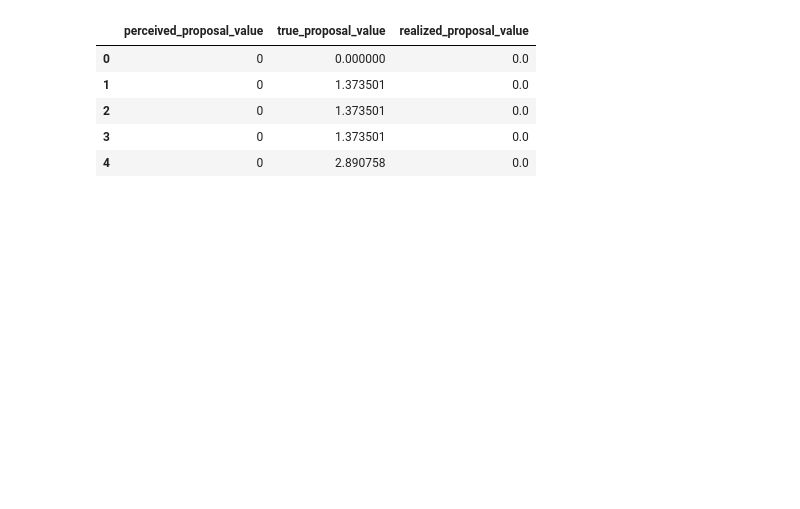
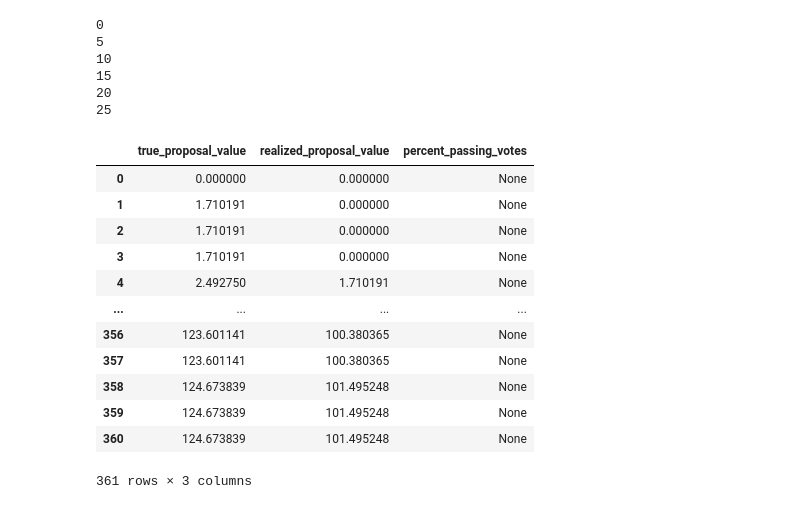
Before and after one commit to clemp/abm-moloch-dao, a Jupyter notebook: Moloch DAO Agent-Based Model.ipynb, the cells around one changed output. Saved outputs shown, nothing was run; the diff lists cells and outputs as text; code cells hidden in the pictures; blank space fills up the shorter version.

```diff
--- a/Moloch DAO Agent-Based Model.ipynb
+++ b/Moloch DAO Agent-Based Model.ipynb
@@ -37,9 +29,22 @@ results = batch_run(
 # %%
-model = MolochDAO()
+df_list = []
 
-for i in range(15):
-    model.run()
-    model_df = model.datacollector.get_model_vars_dataframe()
-    # model_df.head()
-    model_df.head()
-    model_df.plot()
+for n in range(5, 50, 5):
+    row_list = []
+    params = {
+        "num_nodes": n, # number of DAO members
+        "avg_node_degree": 3, # how many other DAO members is each connected to?
+        "proposal_dimension": 2, # number of categories considered in evaluating the value of the proposal
+        "evaluation_period": 3, # num. time steps for agents to evaluate the proposal
+        "num_proposals": 10
+    }
+    model = MolochDAO(**params)
+
+    for i in range(50):
+        model.run()
+        # print(model.votes)
+        percent_passed = sum(model.votes) / len(model.votes)
+#         print(n, i, sum(model.votes) / len(model.votes)) # count how many proposals passed in this simulation run
+        row_list = [n, i, percent_passed]
+        df_list.append(row_list)
+        model.votes = [] # reset and get ready for the next run
@@ -60,9 +76,26 @@ for i in range(15):
+# %%
+for n in range(0, 30, 5):
+    print(n)
+# %% [output]
+0
+5
+10
+15
+20
+25
 # %%
-model_df.head()
+model_df
 # %% [output]
-|  | perceived_proposal_value | true_proposal_value | realized_proposal_value |
-| 0 | 0 | 0.000000 | 0.0 |
-| 1 | 0 | 1.373501 | 0.0 |
-| 2 | 0 | 1.373501 | 0.0 |
-| 3 | 0 | 1.373501 | 0.0 |
-| 4 | 0 | 2.890758 | 0.0 |
+|  | true_proposal_value | realized_proposal_value | percent_passing_votes |
+| 0 | 0.000000 | 0.000000 | None |
+| 1 | 1.710191 | 0.000000 | None |
+| 2 | 1.710191 | 0.000000 | None |
+| 3 | 1.710191 | 0.000000 | None |
+| 4 | 2.492750 | 1.710191 | None |
+| ... | ... | ... | ... |
+| 356 | 123.601141 | 100.380365 | None |
+| 357 | 123.601141 | 100.380365 | None |
+| 358 | 124.673839 | 101.495248 | None |
+| 359 | 124.673839 | 101.495248 | None |
+| 360 | 124.673839 | 101.495248 | None |
+361 rows × 3 columns
```
Also changed, not shown: parts of 7 cells of this notebook, 1 other file.
